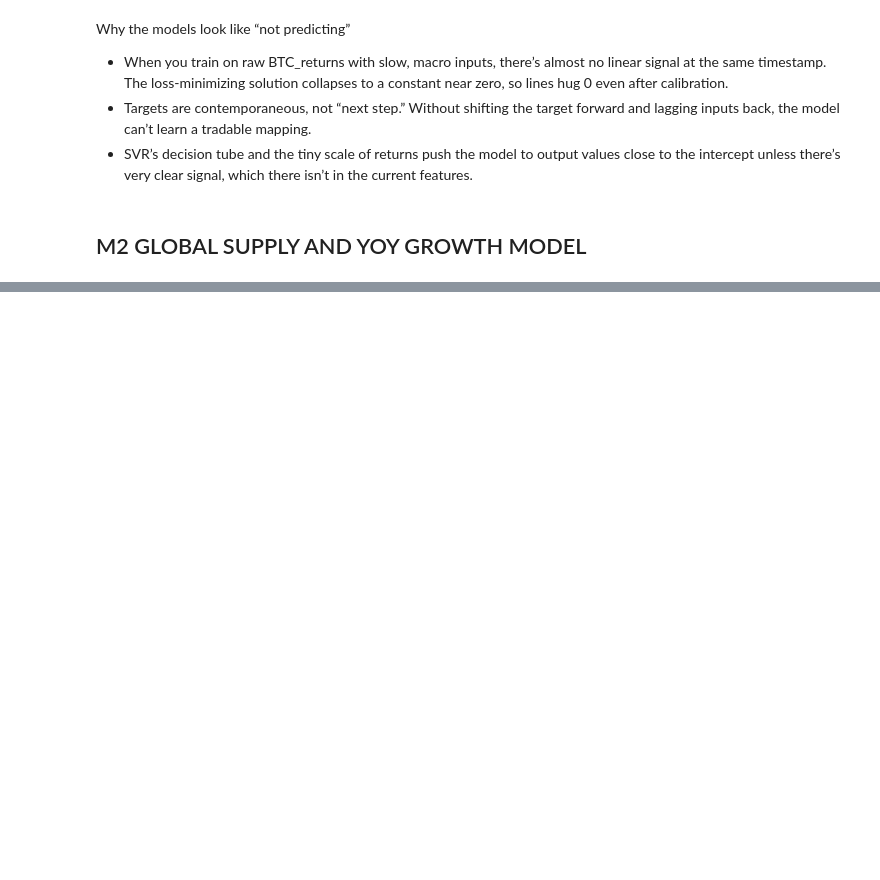
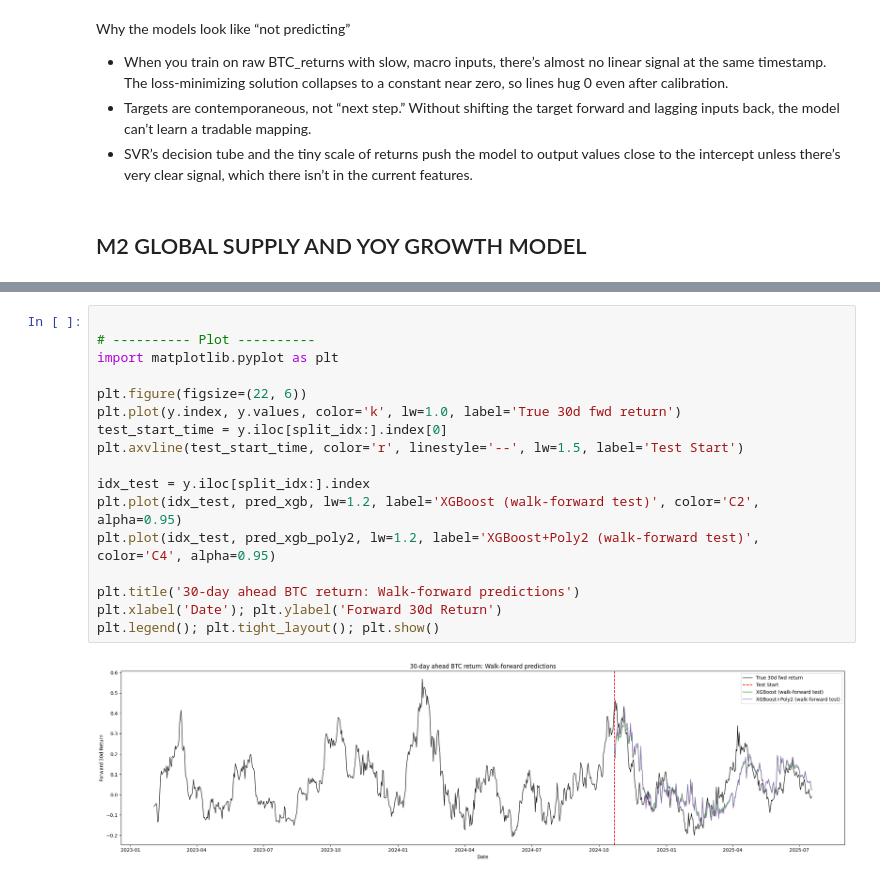
Before and after one commit to ohmjariwala/BTC-Return-Forecasting, a Jupyter notebook: btc_swing.ipynb, the cells around one changed output, grey strips where cells are left out. Drawn from its saved outputs; the diff is of its cells as text; blank space fills up the shorter version.

```diff
--- a/btc_swing.ipynb
+++ b/btc_swing.ipynb
@@ -1554,0 +1570,19 @@ Training set performance:
+# %%
+
+# ---------- Plot ----------
+import matplotlib.pyplot as plt
+
+plt.figure(figsize=(22, 6))
+plt.plot(y.index, y.values, color='k', lw=1.0, label='True 30d fwd return')
+test_start_time = y.iloc[split_idx:].index[0]
+plt.axvline(test_start_time, color='r', linestyle='--', lw=1.5, label='Test Start')
+
+idx_test = y.iloc[split_idx:].index
+plt.plot(idx_test, pred_xgb, lw=1.2, label='XGBoost (walk-forward test)', color='C2', alpha=0.95)
+plt.plot(idx_test, pred_xgb_poly2, lw=1.2, label='XGBoost+Poly2 (walk-forward test)', color='C4', alpha=0.95)
+
+plt.title('30-day ahead BTC return: Walk-forward predictions')
+plt.xlabel('Date'); plt.ylabel('Forward 30d Return')
+plt.legend(); plt.tight_layout(); plt.show()
+# %% [output]
+[figure, added]
```
Also changed, not shown: parts of 20 cells of this notebook, 2 other files.
